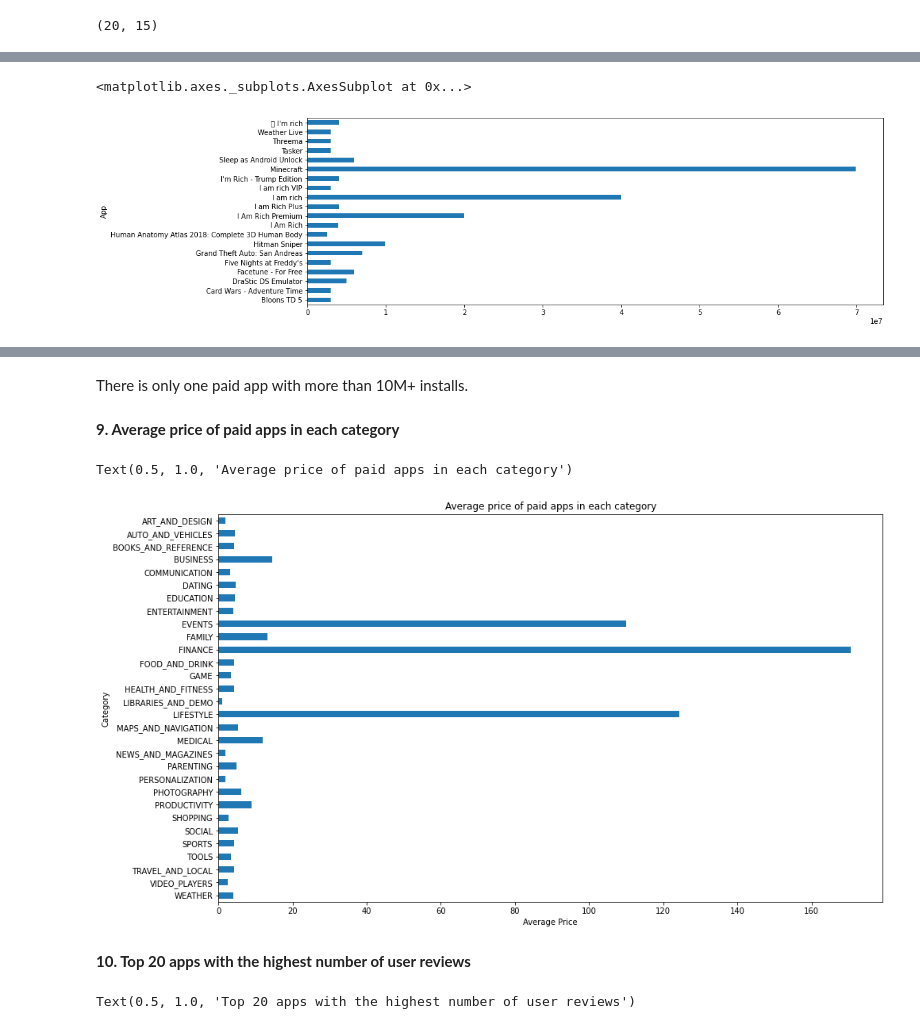
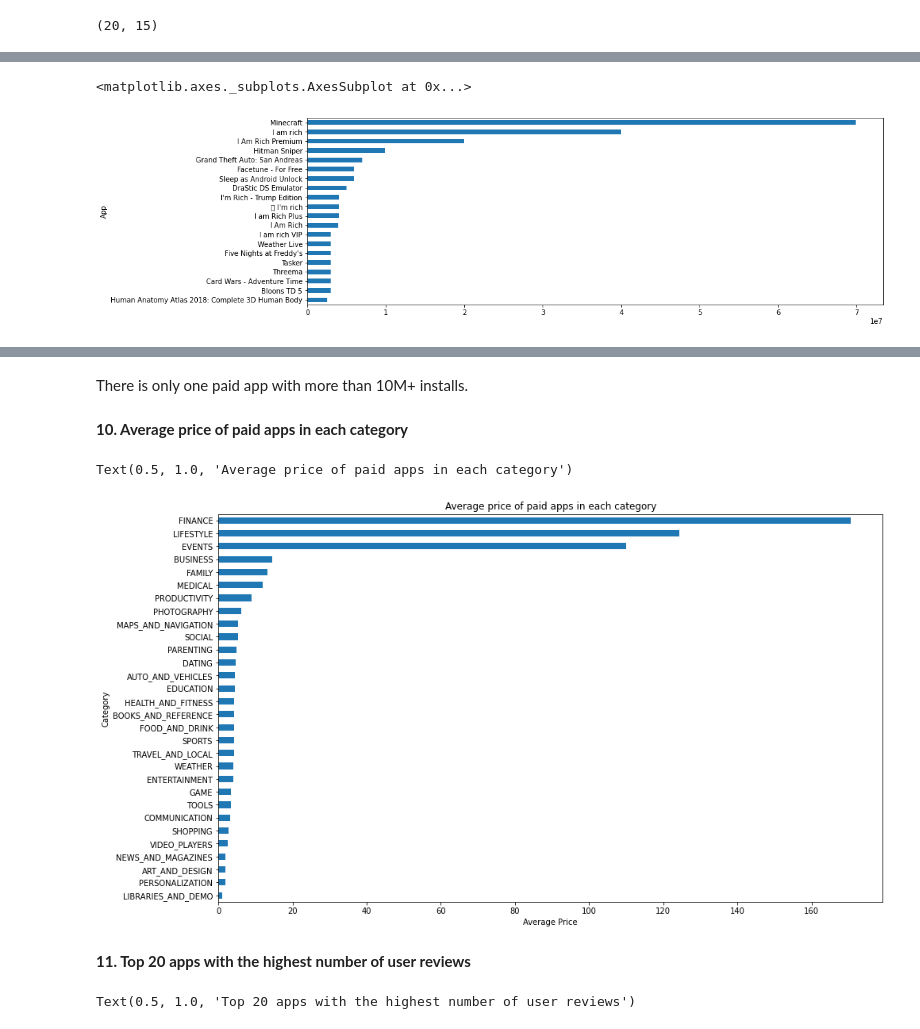
Before and after one commit to shaloy-lewis/EDA_on_play_store_app_reviews, a Jupyter notebook: EDA_on_Play_Store_App_Reviews_by_Shaloy_Lewis.ipynb, the cells around one changed output, grey strips where cells are left out. Cells and saved outputs as stored; diff of their text form; code cells hidden in the pictures.

```diff
--- a/EDA_on_Play_Store_App_Reviews_by_Shaloy_Lewis.ipynb
+++ b/EDA_on_Play_Store_App_Reviews_by_Shaloy_Lewis.ipynb
@@ -1790,10 +1821,10 @@ plt.legend()
 # %%
 # Top paid apps according to the revenue generated through installs alone
 
-top_paid_df.groupby('App')['Revenue'].mean().plot.barh(figsize=(15,5))
+top_paid_df.groupby('App')['Revenue'].mean().sort_values().plot.barh(figsize=(15,5))
 # %% [output]
 <matplotlib.axes._subplots.AxesSubplot at 0x...>
-[figure, old version]
+[figure, new version]
 # %%
 # Paid apps with the highest number of installs
 
@@ -1804,16 +1835,16 @@ paid_df[paid_df['Revenue'] == paid_df['Revenue'].max()]
 # %% [markdown]
 There is only one paid app with more than 10M+ installs.
 # %% [markdown]
-**9. Average price of paid apps in each category**
+**10. Average price of paid apps in each category**
 # %%
 # Average price of paid apps in each category
 
-paid_df.groupby('Category')['Price'].mean().plot.barh(figsize = (15,9)).invert_yaxis()
+paid_df.groupby('Category')['Price'].mean().sort_values(ascending=False).plot.barh(figsize = (15,9)).invert_yaxis()
 plt.xlabel('Average Price')
 plt.title('Average price of paid apps in each category')
 # %% [output]
 Text(0.5, 1.0, 'Average price of paid apps in each category')
-[figure, old version]
+[figure, new version]
 # %% [markdown]
-**10. Top 20 apps with the highest number of user reviews**
+**11. Top 20 apps with the highest number of user reviews**
 # %%
```
Also changed, not shown: parts of 54 cells of this notebook.
